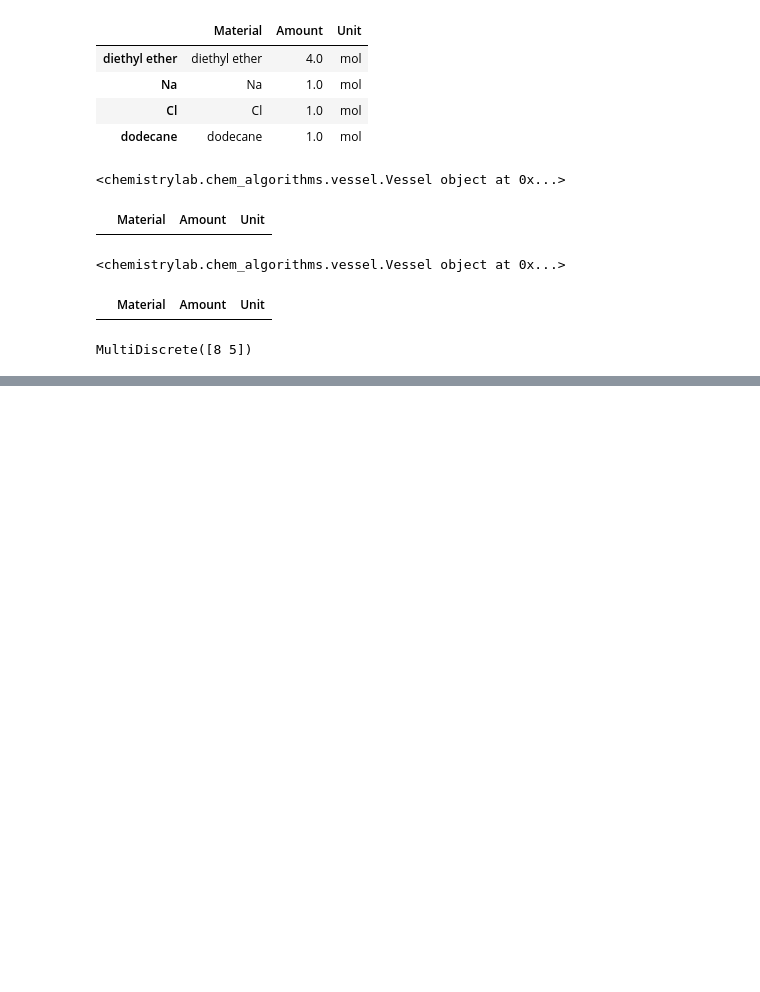
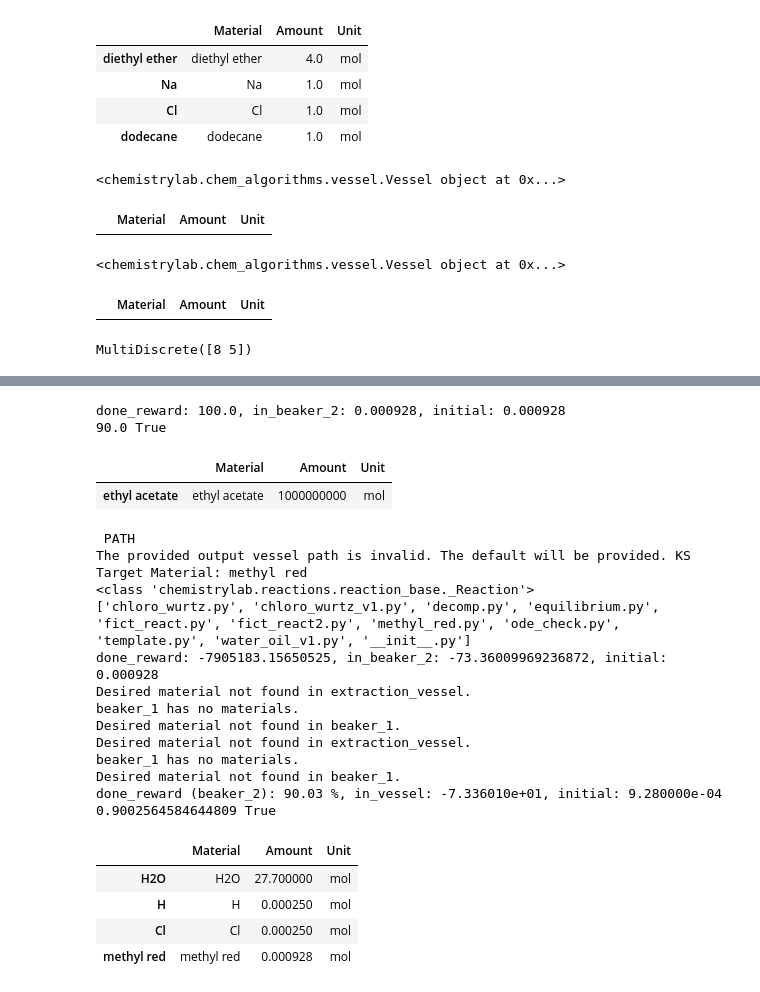
Before and after one commit to chemgymrl/chemgymrl, a Jupyter notebook: Gym notes.ipynb, the cells around one changed output, grey strips where cells are left out. Drawn from its saved outputs; the diff is of its cells as text; code cells hidden in the pictures; blank space fills up the shorter version.

```diff
--- a/Gym notes.ipynb
+++ b/Gym notes.ipynb
@@ -576,0 +677,31 @@ class WurtzExtract_v1(chemistrylab.extract_bench.extract_bench_v1_engine.Extract
+# %%
+ev0=extraction_0.extraction_vessel
+
+extract2 = extractions.extraction_0.Extraction(extraction_vessel=ev0,target_material='methyl red',extractor=extraction_0.EthylAcetate)
+
+v2,ev2,s = extract2.reset(ev0,None)
+
+v2,ev2,r,d = extract2.perform_action(v2,ev2,[0,0])
+
+G=r
+
+for x in range(20):
+    a=[np.random.randint(9),np.random.randint(4)]
+    #print(a)
+    try:
+        v2,ev2,r,d = extract2.perform_action(v2,ev2,a)
+    except:
+        print(a)
+        1/0
+    G+=r
+
+v2,ev2,r,d = extract2.perform_action(v2,ev2,[9,0])
+G+=r
+
+print(G,d)
+ev2.get_material_table()
+# %% [output]
+done_reward: 100.0, in_beaker_2: 0.000928, initial: 0.000928
+90.0 True
+|  | Material | Amount | Unit |
+| ethyl acetate | ethyl acetate | 1000000000 | mol |
@@ -576,0 +713,39 @@ class WurtzExtract_v1(chemistrylab.extract_bench.extract_bench_v1_engine.Extract
+# %%
+env = extraction_0.ExtractWorld_MethylRed()
+
+env.reset()
+env.step([0,0])
+
+for x in range(20):
+    a=[np.random.randint(9),np.random.randint(4)]
+    try:
+        _ = env.step(a)
+    except:
+        print(a)
+
+obs,rew,done,_ = env.step([9,0])
+
+env.extraction_vessel.get_material_table()
+print(rew,done)
+
+Display(env.extraction_vessel.get_material_table())
+# %% [output]
+ PATH
+The provided output vessel path is invalid. The default will be provided. KS
+Target Material: methyl red
+<class 'chemistrylab.reactions.reaction_base._Reaction'>
+['chloro_wurtz.py', 'chloro_wurtz_v1.py', 'decomp.py', 'equilibrium.py', 'fict_react.py', 'fict_react2.py', 'methyl_red.py', 'ode_check.py', 'template.py', 'water_oil_v1.py', '__init__.py']
+done_reward: -7905183.15650525, in_beaker_2: -73.36009969236872, initial: 0.000928
+Desired material not found in extraction_vessel.
+beaker_1 has no materials.
+Desired material not found in beaker_1.
+Desired material not found in extraction_vessel.
+beaker_1 has no materials.
+Desired material not found in beaker_1.
+done_reward (beaker_2): 90.03 %, in_vessel: -7.336010e+01, initial: 9.280000e-04
+0.9002564584644809 True
+|  | Material | Amount | Unit |
+| H2O | H2O | 27.700000 | mol |
+| H | H | 0.000250 | mol |
+| Cl | Cl | 0.000250 | mol |
+| methyl red | methyl red | 0.000928 | mol |
```
Also changed, not shown: parts of 17 cells of this notebook, 11 other files.
